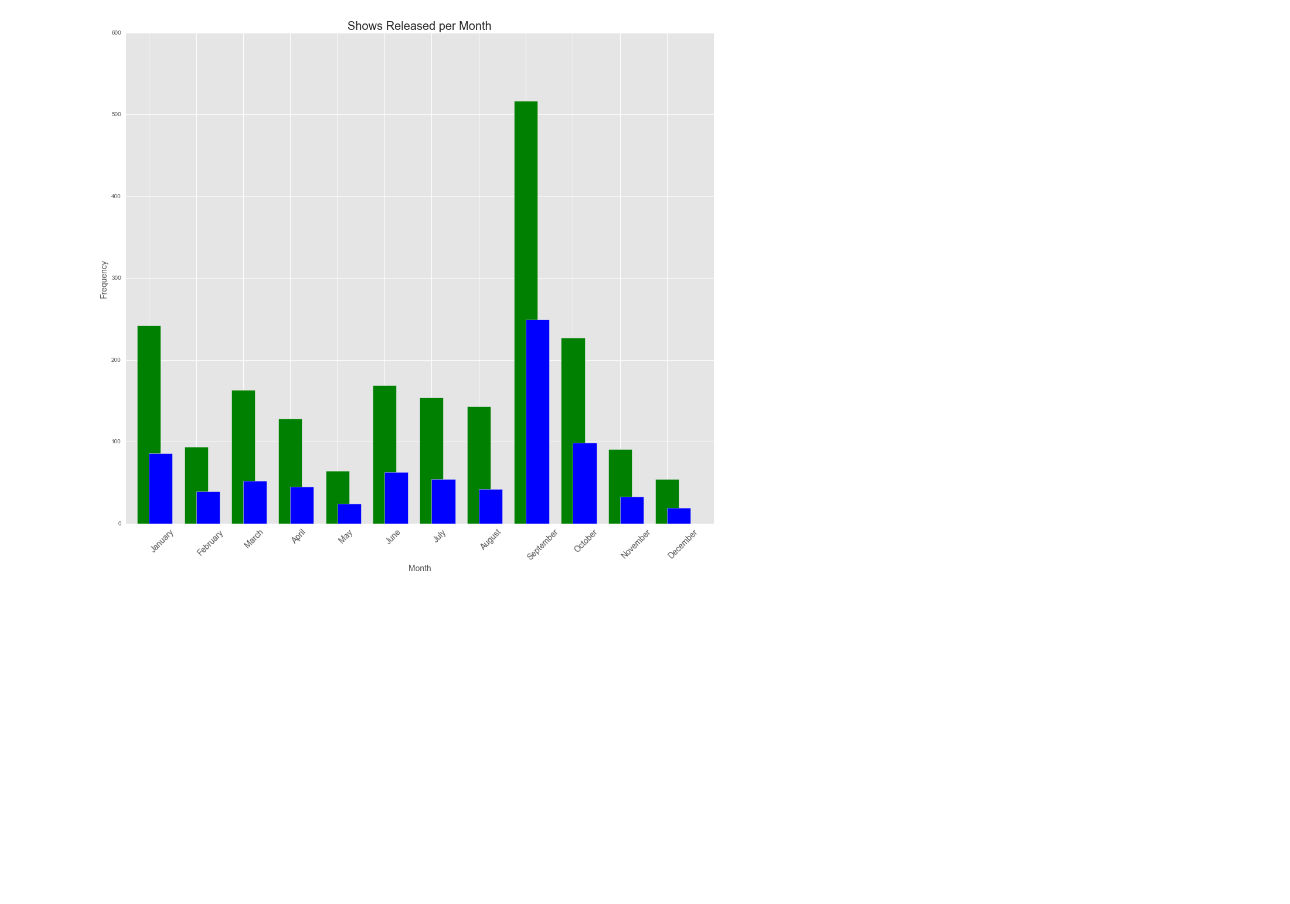
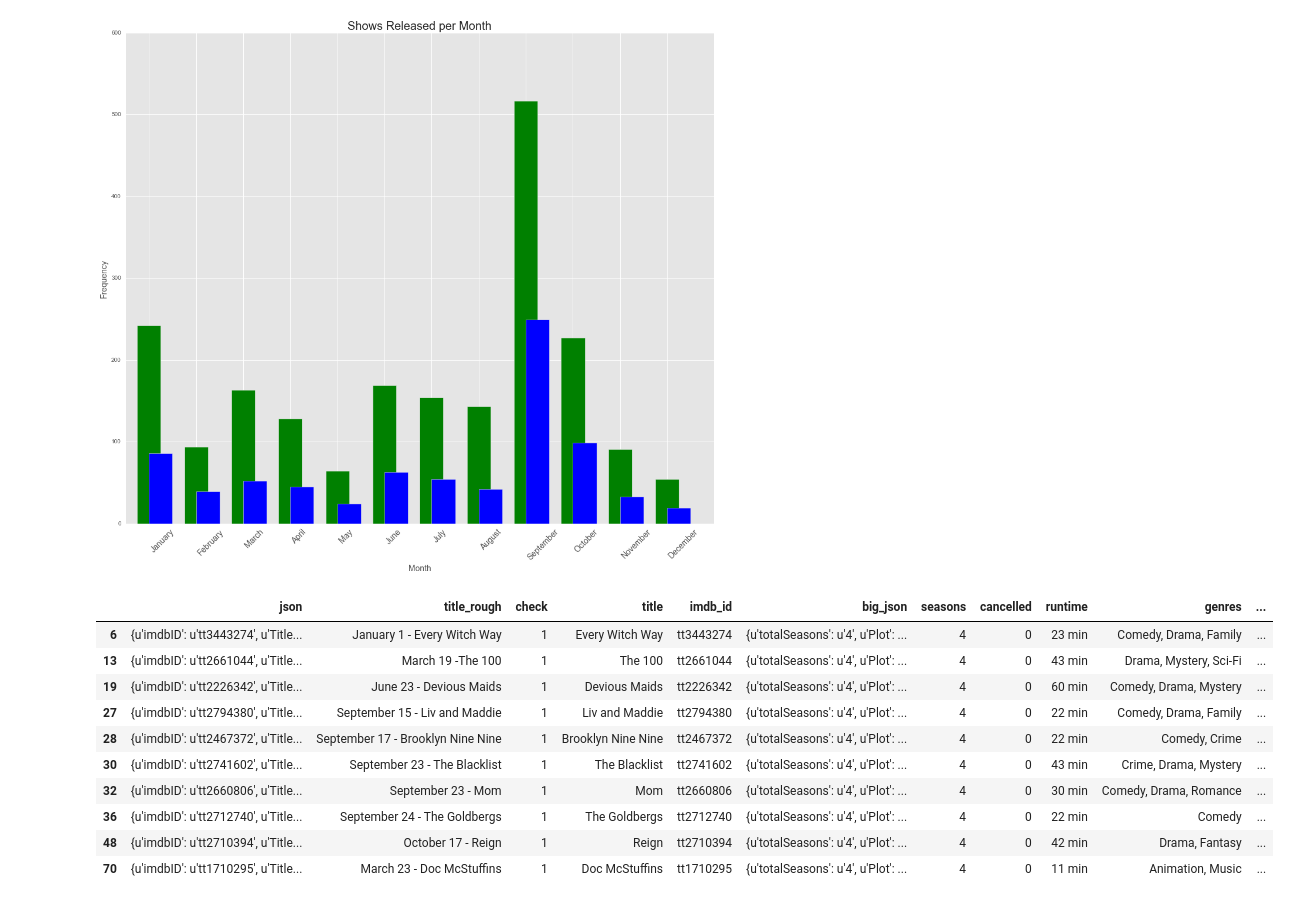
Before and after one commit to cgeppig/Will_My_Show_Get_Cancelled, a Jupyter notebook: Capstone_plotting.ipynb, the cells around one changed output. Saved outputs shown, nothing was run; the diff lists cells and outputs as text; code cells hidden in the pictures; blank space fills up the shorter version.

```diff
--- a/Capstone_plotting.ipynb
+++ b/Capstone_plotting.ipynb
@@ -315,3 +345,17 @@ plt.xlim((-.5,12))
 # %% [output]
 (-0.5, 12)
 [figure]
+# %%
+shows[shows['seasons']==4].head(10)
+# %% [output]
+|  | json | title_rough | check | title | imdb_id | big_json | seasons | cancelled | runtime | genres | ... |
+| 6 | {u'imdbID': u'tt3443274', u'Title... | January 1 - Every Witch Way | 1 | Every Witch Way | tt3443274 | {u'totalSeasons': u'4', u'Plot': ... | 4 | 0 | 23 min | Comedy, Drama, Family | ... |
+| 13 | {u'imdbID': u'tt2661044', u'Title... | March 19 -The 100 | 1 | The 100 | tt2661044 | {u'totalSeasons': u'4', u'Plot': ... | 4 | 0 | 43 min | Drama, Mystery, Sci-Fi | ... |
+| 19 | {u'imdbID': u'tt2226342', u'Title... | June 23 - Devious Maids | 1 | Devious Maids | tt2226342 | {u'totalSeasons': u'4', u'Plot': ... | 4 | 0 | 60 min | Comedy, Drama, Mystery | ... |
+| 27 | {u'imdbID': u'tt2794380', u'Title... | September 15 - Liv and Maddie | 1 | Liv and Maddie | tt2794380 | {u'totalSeasons': u'4', u'Plot': ... | 4 | 0 | 22 min | Comedy, Drama, Family | ... |
+| 28 | {u'imdbID': u'tt2467372', u'Title... | September 17 - Brooklyn Nine Nine | 1 | Brooklyn Nine Nine | tt2467372 | {u'totalSeasons': u'4', u'Plot': ... | 4 | 0 | 22 min | Comedy, Crime | ... |
+| 30 | {u'imdbID': u'tt2741602', u'Title... | September 23 - The Blacklist | 1 | The Blacklist | tt2741602 | {u'totalSeasons': u'4', u'Plot': ... | 4 | 0 | 43 min | Crime, Drama, Mystery | ... |
+| 32 | {u'imdbID': u'tt2660806', u'Title... | September 23 - Mom | 1 | Mom | tt2660806 | {u'totalSeasons': u'4', u'Plot': ... | 4 | 0 | 30 min | Comedy, Drama, Romance | ... |
+| 36 | {u'imdbID': u'tt2712740', u'Title... | September 24 - The Goldbergs | 1 | The Goldbergs | tt2712740 | {u'totalSeasons': u'4', u'Plot': ... | 4 | 0 | 22 min | Comedy | ... |
+| 48 | {u'imdbID': u'tt2710394', u'Title... | October 17 - Reign | 1 | Reign | tt2710394 | {u'totalSeasons': u'4', u'Plot': ... | 4 | 0 | 42 min | Drama, Fantasy | ... |
+| 70 | {u'imdbID': u'tt1710295', u'Title... | March 23 - Doc McStuffins | 1 | Doc McStuffins | tt1710295 | {u'totalSeasons': u'4', u'Plot': ... | 4 | 0 | 11 min | Animation, Music | ... |
```
Also changed, not shown: parts of 14 cells of this notebook, 1 other file.
